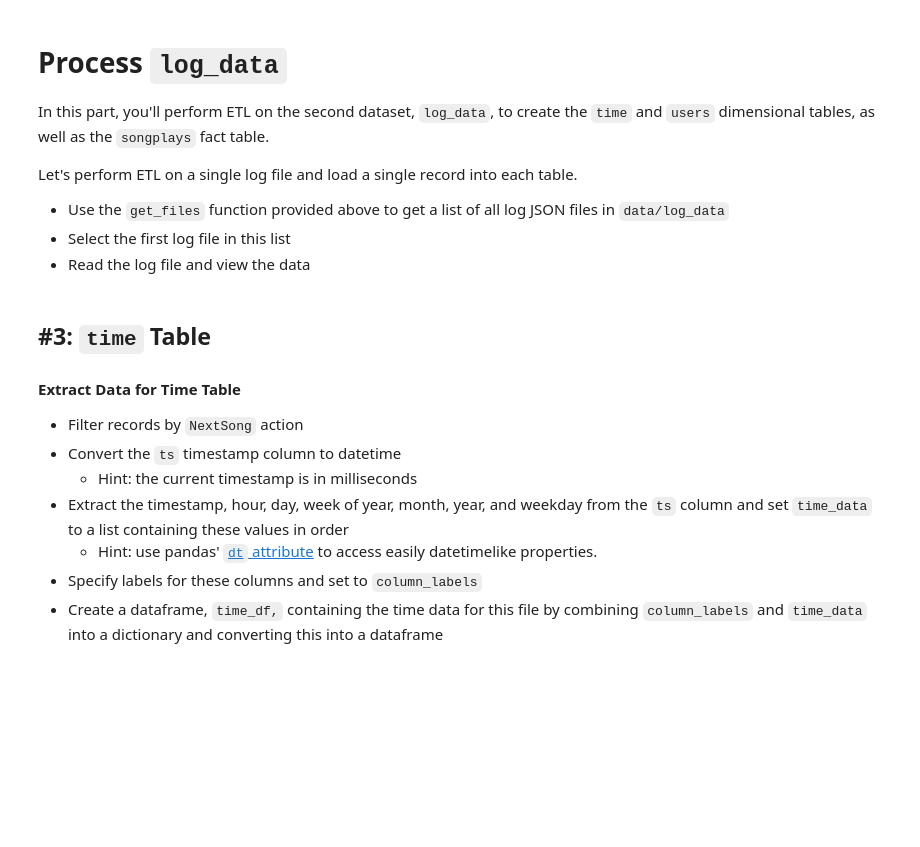
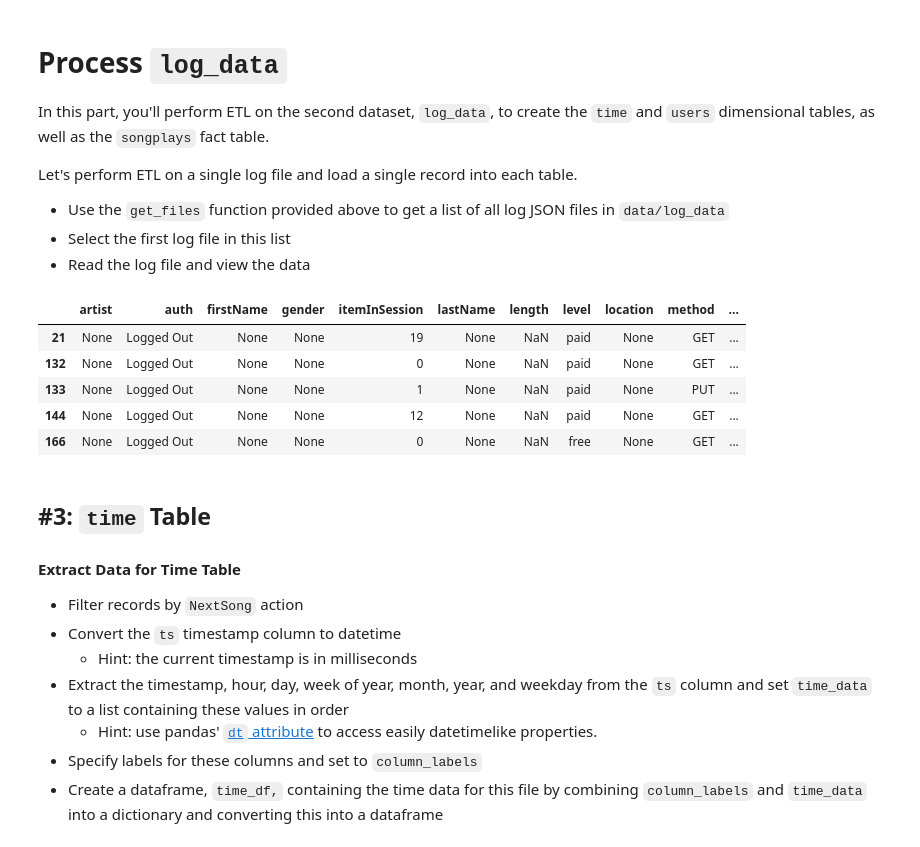
Before and after one commit to misterpsmith/wgu-d309, a Jupyter notebook: data-modeling-with-postgres/etl.ipynb, the cells around one changed output. Saved outputs shown, nothing was run; the diff lists cells and outputs as text; code cells hidden in the pictures; blank space fills up the shorter version.

```diff
--- a/data-modeling-with-postgres/etl.ipynb
+++ b/data-modeling-with-postgres/etl.ipynb
@@ -89,3 +93,21 @@ df.head()
+# %%
+df = pd.read_json(filepath, lines=True)
+
+# Check for empty userids - these are treated as empty strings and so must be removed or
+# the user table inserts will fail.  Remove the rows once found.
+df = df[(df['userId'].isin(['']))]
+
+# Convert timestamp column to datetime.
+df['ts'] = pd.to_datetime(df['ts'], unit='ms')
+
+df.head()
+# %% [output]
+|  | artist | auth | firstName | gender | itemInSession | lastName | length | level | location | method | ... |
+| 21 | None | Logged Out | None | None | 19 | None | NaN | paid | None | GET | ... |
+| 132 | None | Logged Out | None | None | 0 | None | NaN | paid | None | GET | ... |
+| 133 | None | Logged Out | None | None | 1 | None | NaN | paid | None | PUT | ... |
+| 144 | None | Logged Out | None | None | 12 | None | NaN | paid | None | GET | ... |
+| 166 | None | Logged Out | None | None | 0 | None | NaN | free | None | GET | ... |
 # %% [markdown]
 ## #3: `time` Table
 #### Extract Data for Time Table
```
Also changed, not shown: parts of 9 cells of this notebook, 4 other files.
